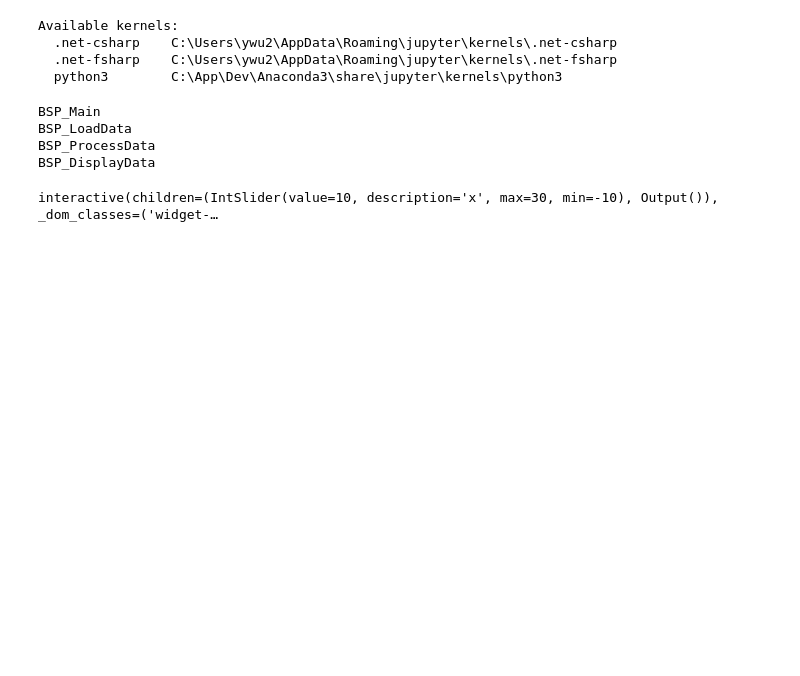
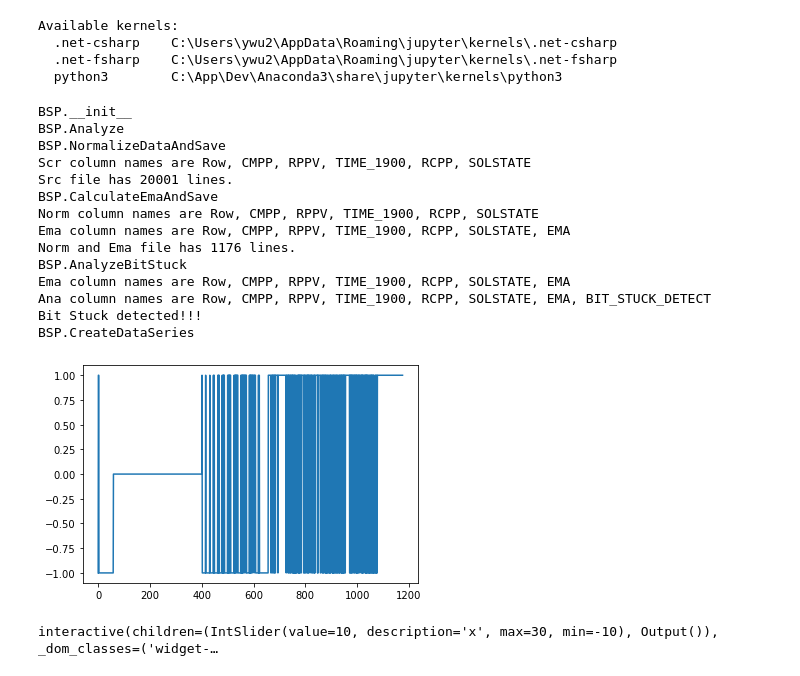
Before and after one commit to kwu2008/KW, a Jupyter notebook: BitStuckPrevention/bsp.ipynb, the cells around one changed output. Saved outputs shown, nothing was run; the diff lists cells and outputs as text; code cells hidden in the pictures; blank space fills up the shorter version.

Commit message:
Plot data init work

```diff
--- a/BitStuckPrevention/bsp.ipynb
+++ b/BitStuckPrevention/bsp.ipynb
@@ -13,15 +13,42 @@ Available kernels:
   .net-csharp    C:\Users\ywu2\AppData\Roaming\jupyter\kernels\.net-csharp
   .net-fsharp    C:\Users\ywu2\AppData\Roaming\jupyter\kernels\.net-fsharp
   python3        C:\App\Dev\Anaconda3\share\jupyter\kernels\python3
-# %%
-from bsp import *
-
-BSP_Main()
-# %% [output]
-BSP_Main
-BSP_LoadData
-BSP_ProcessData
-BSP_DisplayData
+# %%
+from bsp import *
+import numpy as np
+import pandas as pd
+import matplotlib.pyplot as plt
+%matplotlib inline
+
+bsp1 = BitStuckDetect()
+
+bsp1.Analyze()
+
+#df = pd.read_csv(bsp1.fileAnaPath, sep=',')
+
+#df
+
+bitstuckdetect = pd.Series( bsp1.seriesBITSTUCKDETECT)
+
+bitstuckdetect.plot()
+
+plt.show()
+# %% [output]
+BSP.__init__
+BSP.Analyze
+BSP.NormalizeDataAndSave
+Scr column names are Row, CMPP, RPPV, TIME_1900, RCPP, SOLSTATE
+Src file has 20001 lines.
+BSP.CalculateEmaAndSave
+Norm column names are Row, CMPP, RPPV, TIME_1900, RCPP, SOLSTATE
+Ema column names are Row, CMPP, RPPV, TIME_1900, RCPP, SOLSTATE, EMA
+Norm and Ema file has 1176 lines.
+BSP.AnalyzeBitStuck
+Ema column names are Row, CMPP, RPPV, TIME_1900, RCPP, SOLSTATE, EMA
+Ana column names are Row, CMPP, RPPV, TIME_1900, RCPP, SOLSTATE, EMA, BIT_STUCK_DETECT
+Bit Stuck detected!!!
+BSP.CreateDataSeries
+[figure, added]
 # %%
 from interaction import *
 
```
Also changed, not shown: parts of 1 cell of this notebook, 1 other file.
